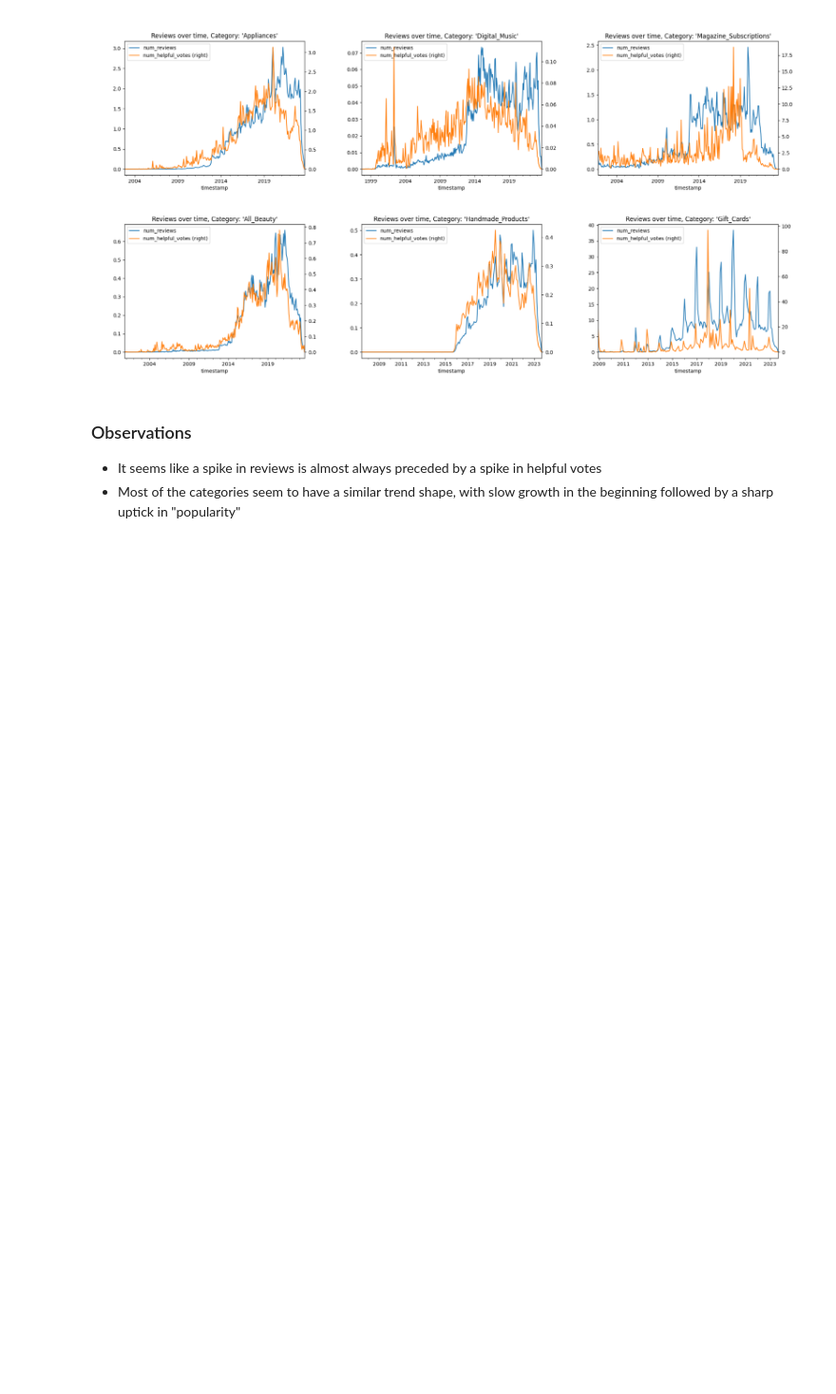
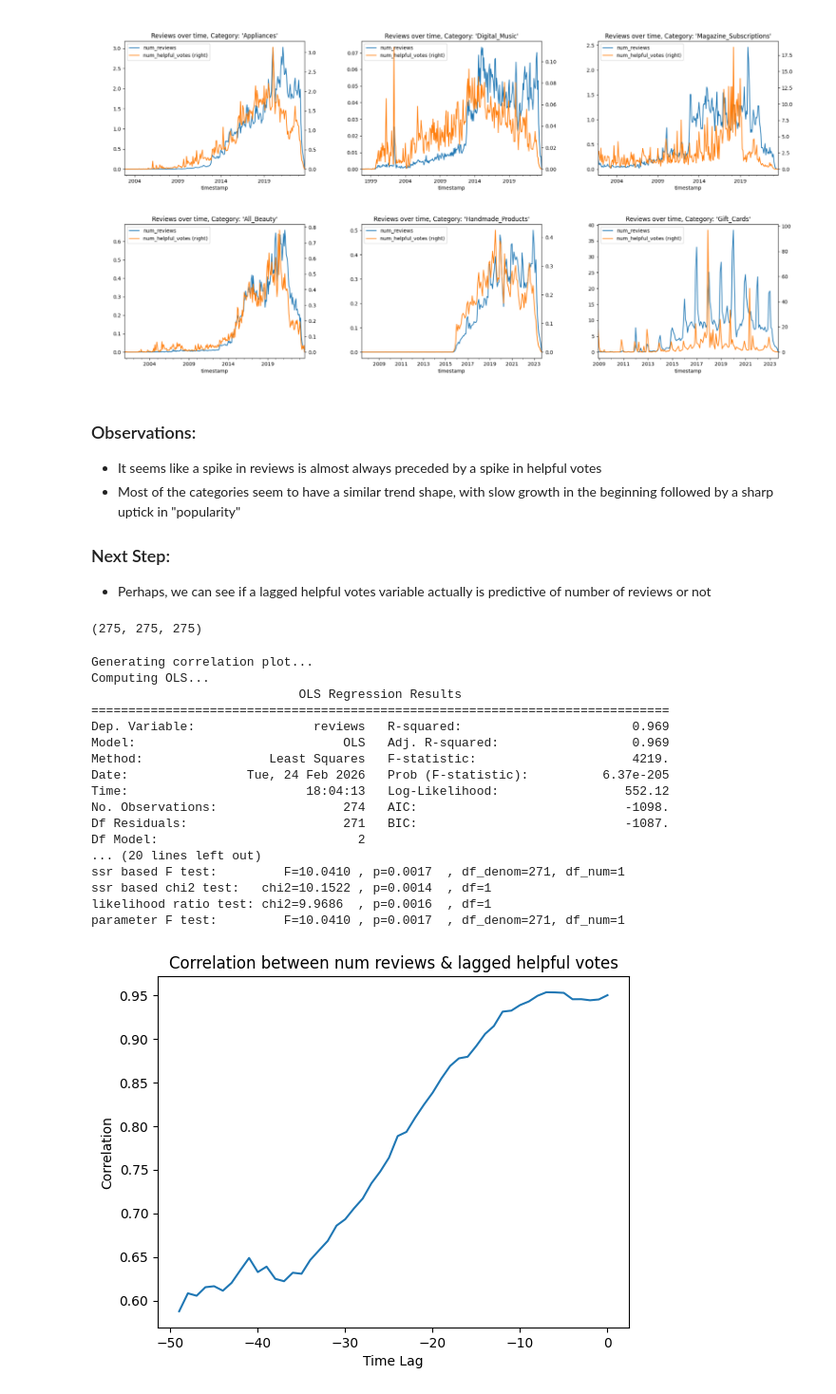
Before and after one commit to saathvikpd/AmazonReviewsDataAnalysis, a Jupyter notebook: reviews_over_time/analysis_nb.ipynb, the cells around one changed output. Shown at 95% size. Drawn from its saved outputs; the diff is of its cells as text; code cells hidden in the pictures; blank space fills up the shorter version.

Commit message:
Add stats tests to see if lagged helpful votes is predictive of num reviews

```diff
--- a/reviews_over_time/sample_use.ipynb
+++ b/reviews_over_time/analysis_nb.ipynb
@@ -3,4 +4,4 @@ from reviews_over_time import plot_reviews_over_time
 # %%
-plot_reviews_over_time("All_Beauty")
+ax = plot_reviews_over_time("All_Beauty")
 # %% [output]
 Completed filter + merge of metadata.
@@ -30,6 +30,41 @@ plt.show()
 # %% [output]
 [figure]
 # %% [markdown]
-### Observations
+### Observations:
 - It seems like a spike in reviews is almost always preceded by a spike in helpful votes
 - Most of the categories seem to have a similar trend shape, with slow growth in the beginning followed by a sharp uptick in "popularity"
+
+### Next Step:
+- Perhaps, we can see if a lagged helpful votes variable actually is predictive of number of reviews or not
+# %%
+line1 = ax.get_lines()[0]
+line2 = ax.right_ax.get_lines()[0]
+
+time = line1.get_xdata()
+num_reviews = line1.get_ydata()
+helpful_votes = line2.get_ydata()
+
+len(time), len(num_reviews), len(helpful_votes)
+# %% [output]
+(275, 275, 275)
+# %%
+run_tests(time, num_reviews, helpful_votes)
+# %% [output]
+Generating correlation plot...
+Computing OLS...
+                            OLS Regression Results
+==============================================================================
+Dep. Variable:                reviews   R-squared:                       0.969
+Model:                            OLS   Adj. R-squared:                  0.969
+Method:                 Least Squares   F-statistic:                     4219.
+Date:                Tue, 24 Feb 2026   Prob (F-statistic):          6.37e-205
+Time:                        18:04:13   Log-Likelihood:                 552.12
+No. Observations:                 274   AIC:                            -1098.
+Df Residuals:                     271   BIC:                            -1087.
+Df Model:                           2
+... (20 lines left out)
+ssr based F test:         F=10.0410 , p=0.0017  , df_denom=271, df_num=1
+ssr based chi2 test:   chi2=10.1522 , p=0.0014  , df=1
+likelihood ratio test: chi2=9.9686  , p=0.0016  , df=1
+parameter F test:         F=10.0410 , p=0.0017  , df_denom=271, df_num=1
+[figure, added]
```
Also changed, not shown: parts of 2 cells of this notebook, 2 other files.
